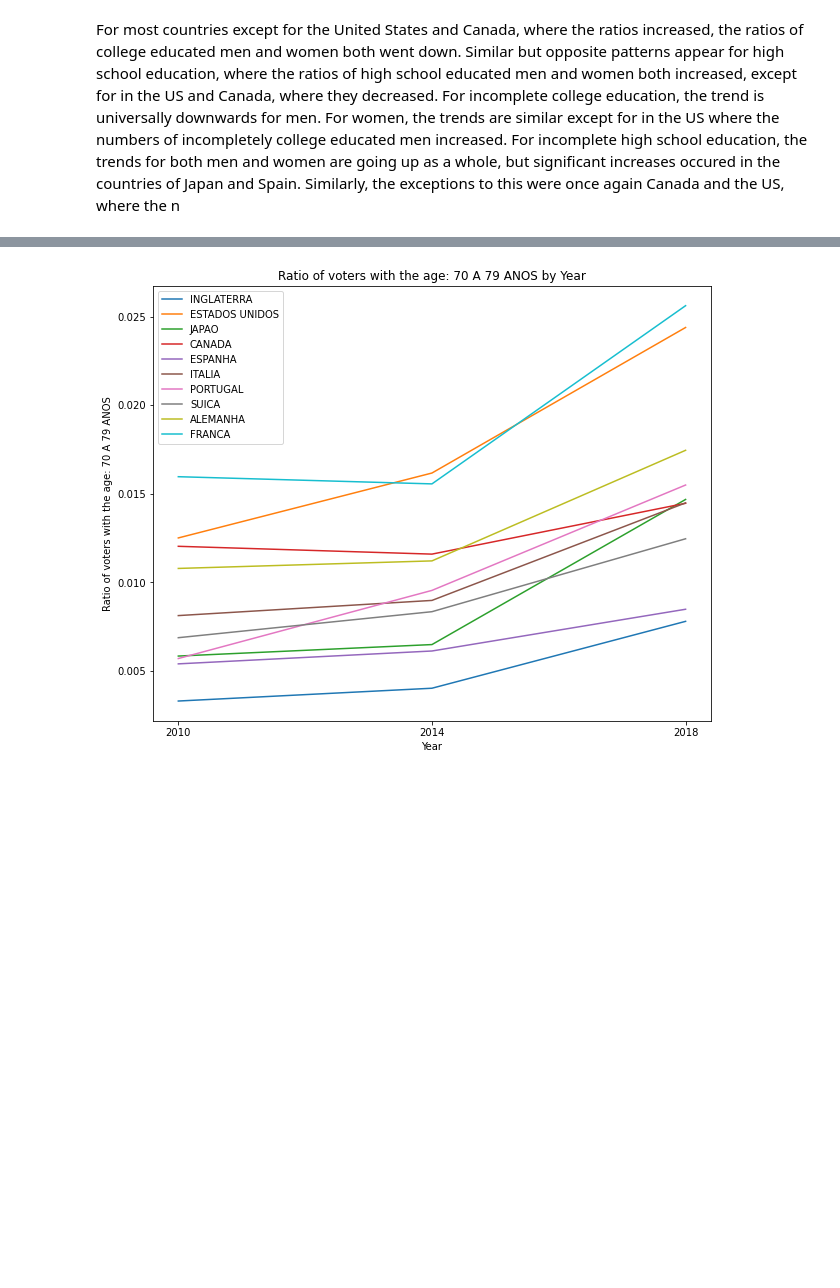
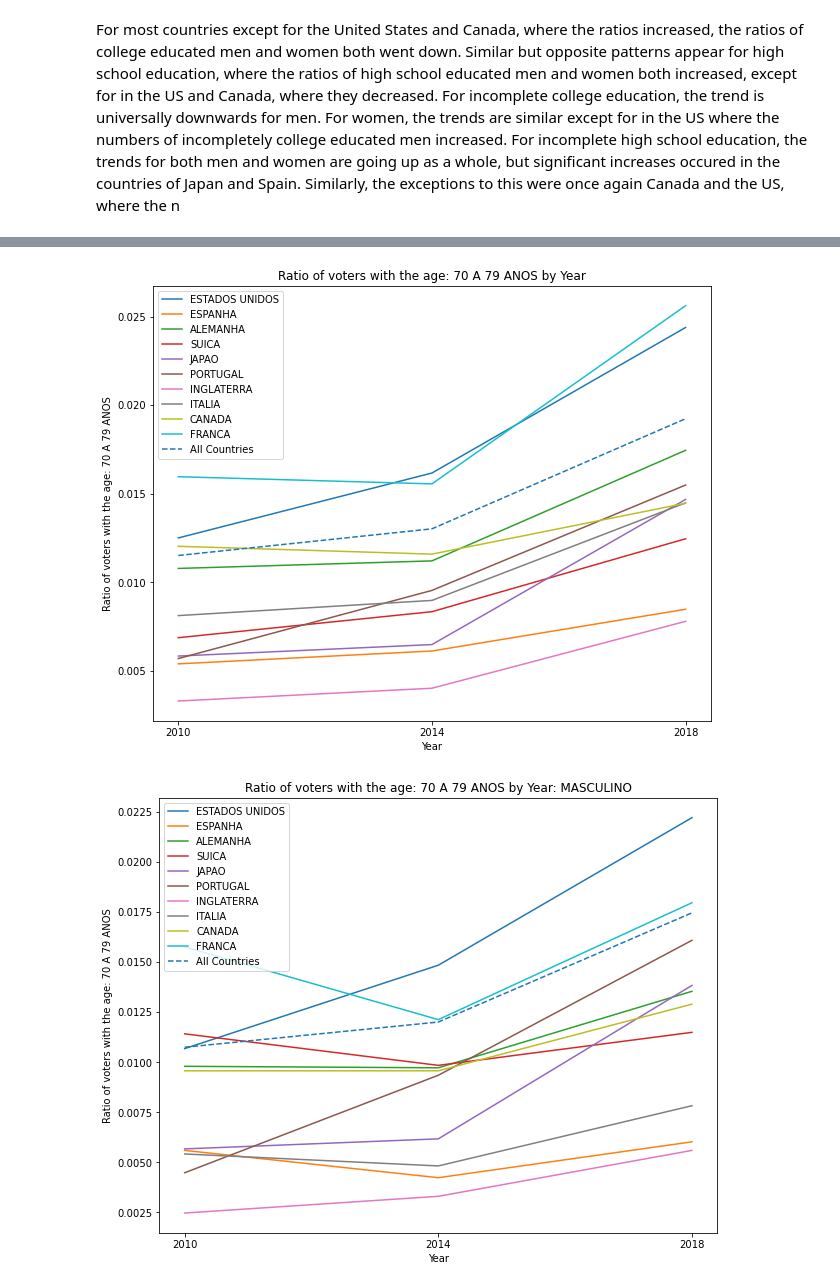
Before and after one commit to BU-Spark/ds-boston-bpda-br-election, a Jupyter notebook: TEAM1/src/electorate_location.ipynb, the cells around one changed output, grey strips where cells are left out. Drawn from its saved outputs; the diff is of its cells as text; code cells hidden in the pictures; blank space fills up the shorter version.

```diff
--- a/TEAM1/src/electorate_location.ipynb
+++ b/TEAM1/src/electorate_location.ipynb
@@ -951,7 +1071,5 @@ def plot_age_by_country(df, age, gender = None):
 # %%
-combined_for_age = combine_data(df_2010, df_2014, df_2018)
-top_10_for_age = get_top_N(combined_for_age, countries_2018, 10)
-top_10_for_age = top_10_for_age.sort_values(by=['election_year', 'quantity_of_voters'], ascending=False)
-
-plot_age_by_country(top_10_for_age, "18 A 20 ANOS")
+plot_age_by_country(top_10_for_age, df_combined, "18 A 20 ANOS")
+plot_age_by_country(top_10_for_age, df_combined, "18 A 20 ANOS", "MASCULINO")
+plot_age_by_country(top_10_for_age, df_combined, "18 A 20 ANOS", "FEMININO")
 # %% [output]
@@ -979,4 +1119,7 @@ plot_age_by_country(top_10_for_age, "60 A 69 ANOS")
 # %%
-plot_age_by_country(top_10_for_age, "70 A 79 ANOS")
+plot_age_by_country(top_10_for_age, df_combined, "70 A 79 ANOS")
+plot_age_by_country(top_10_for_age, df_combined, "70 A 79 ANOS", "MASCULINO")
+plot_age_by_country(top_10_for_age, df_combined, "70 A 79 ANOS", "FEMININO")
 # %% [output]
-[figure, old version]
+[figure, new version]
+[figure, added]
```
Also changed, not shown: parts of 18 cells of this notebook, 26 other files.
